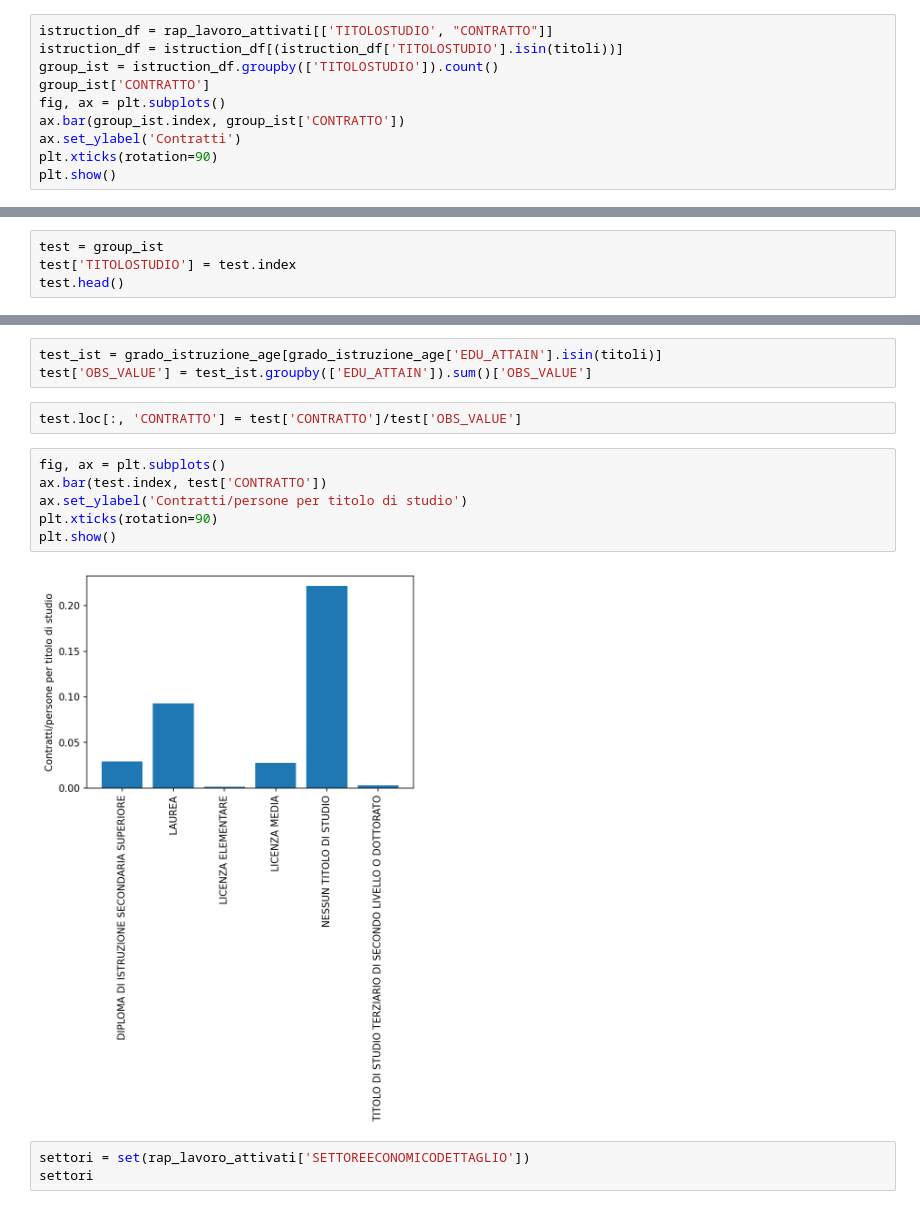
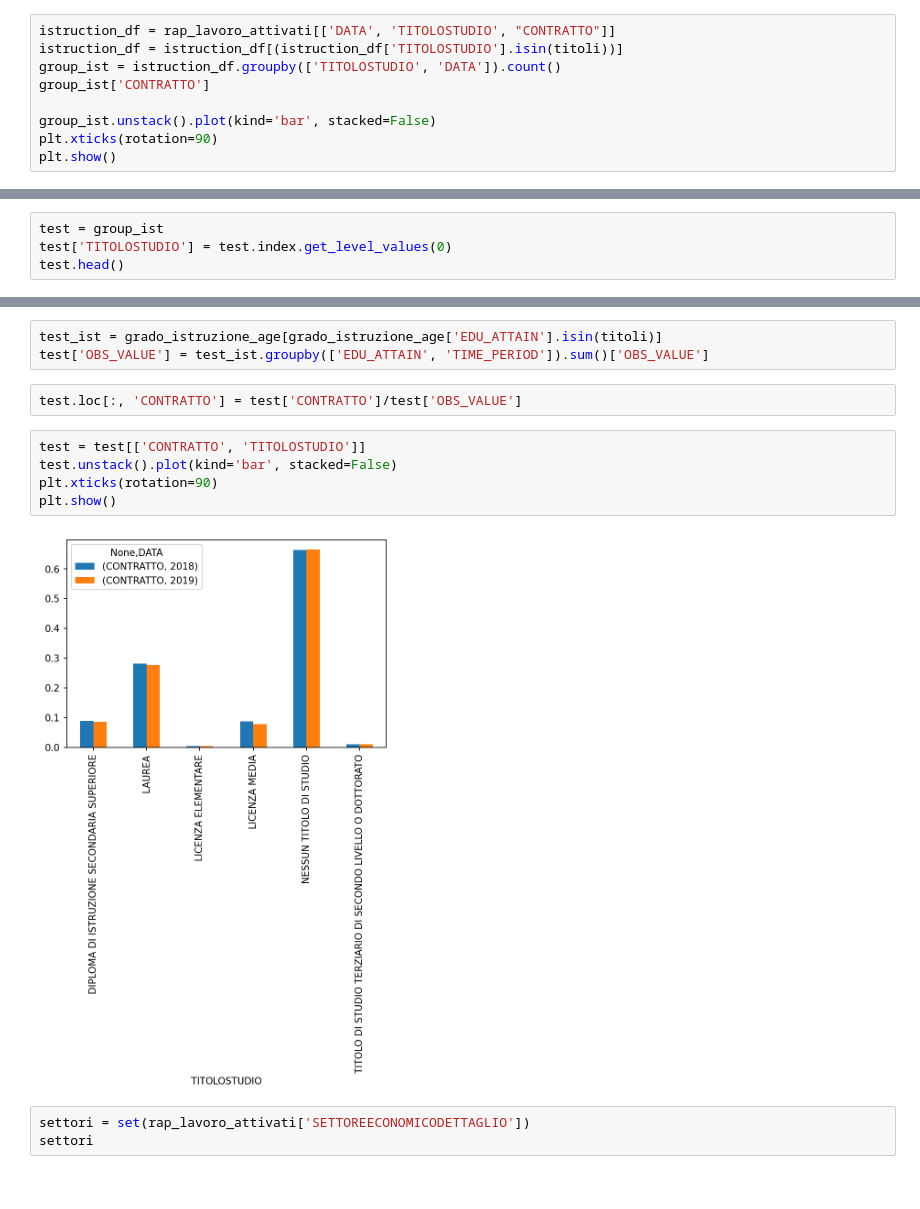
Before and after one commit to DragoE99/Drago-lamb_DataSforBusiness, a Jupyter notebook: DataSforBusiness_dragoLamb.ipynb, the cells around one changed output, grey strips where cells are left out. Drawn from its saved outputs; the diff is of its cells as text.

```diff
--- a/DataSforBusiness_dragoLamb.ipynb
+++ b/DataSforBusiness_dragoLamb.ipynb
@@ -728,11 +739,10 @@ titoli = set(rap_lavoro_attivati['TITOLOSTUDIO'])
 # %%
-istruction_df = rap_lavoro_attivati[['TITOLOSTUDIO', "CONTRATTO"]]
+istruction_df = rap_lavoro_attivati[['DATA', 'TITOLOSTUDIO', "CONTRATTO"]]
 istruction_df = istruction_df[(istruction_df['TITOLOSTUDIO'].isin(titoli))]
-group_ist = istruction_df.groupby(['TITOLOSTUDIO']).count()
+group_ist = istruction_df.groupby(['TITOLOSTUDIO', 'DATA']).count()
 group_ist['CONTRATTO']
-fig, ax = plt.subplots()
-ax.bar(group_ist.index, group_ist['CONTRATTO'])
-ax.set_ylabel('Contratti')
+
+group_ist.unstack().plot(kind='bar', stacked=False)
 plt.xticks(rotation=90)
 plt.show()
 # %% [output]
@@ -743,6 +753,6 @@ len(rap_lavoro_attivati)
 1720158
 # %%
 test = group_ist
-test['TITOLOSTUDIO'] = test.index
+test['TITOLOSTUDIO'] = test.index.get_level_values(0)
 test.head()
 # %% [output]
@@ -756,16 +766,15 @@ test.head()
 # %%
 test_ist = grado_istruzione_age[grado_istruzione_age['EDU_ATTAIN'].isin(titoli)]
-test['OBS_VALUE'] = test_ist.groupby(['EDU_ATTAIN']).sum()['OBS_VALUE']
+test['OBS_VALUE'] = test_ist.groupby(['EDU_ATTAIN', 'TIME_PERIOD']).sum()['OBS_VALUE']
 # %%
 test.loc[:, 'CONTRATTO'] = test['CONTRATTO']/test['OBS_VALUE']
 # %%
-fig, ax = plt.subplots()
-ax.bar(test.index, test['CONTRATTO'])
-ax.set_ylabel('Contratti/persone per titolo di studio')
+test = test[['CONTRATTO', 'TITOLOSTUDIO']]
+test.unstack().plot(kind='bar', stacked=False)
 plt.xticks(rotation=90)
 plt.show()
 # %% [output]
-[figure, old version]
+[figure, new version]
 # %%
 settori = set(rap_lavoro_attivati['SETTOREECONOMICODETTAGLIO'])
 settori
```
Also changed, not shown: parts of 4 cells of this notebook.
